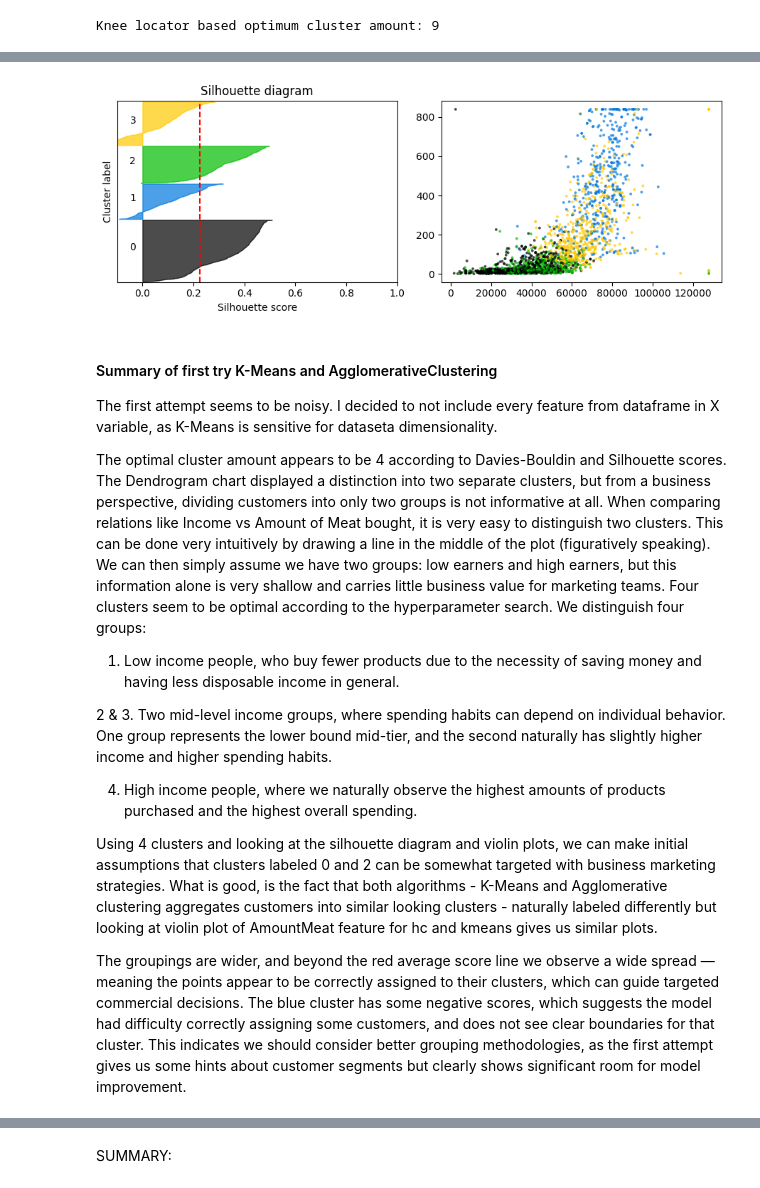
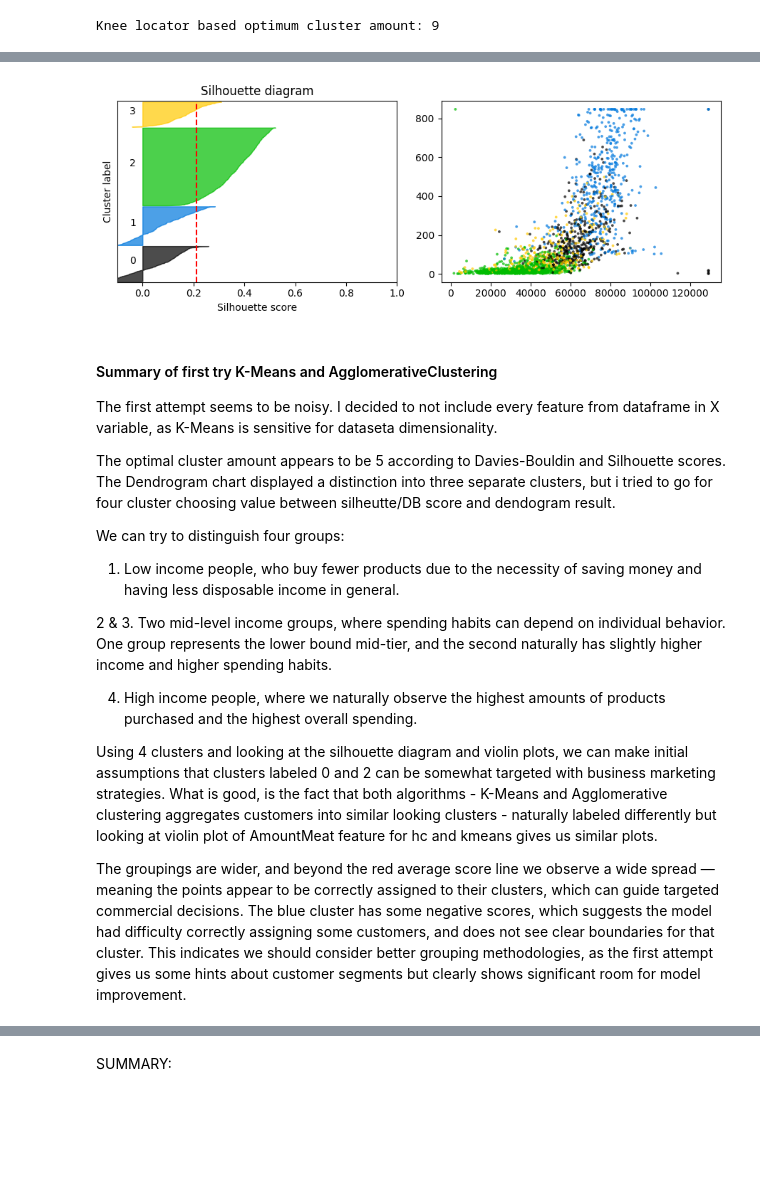
Before and after one commit to jancewicz/PJATK---Artificial-Intelligence-Postgraduate-Studies-, a Jupyter notebook: scikit-learn/pawel_jancewicz_pr7_2026/marketing_campaign/marketing_campaign.ipynb, the cells around one changed output, grey strips where cells are left out. Saved outputs shown, nothing was run; the diff lists cells and outputs as text; code cells hidden in the pictures; blank space fills up the shorter version.

```diff
--- a/scikit-learn/pawel_jancewicz_pr7_2026/marketing_campaign/marketing_campaign.ipynb
+++ b/scikit-learn/pawel_jancewicz_pr7_2026/marketing_campaign/marketing_campaign.ipynb
@@ -94,3 +99,9 @@ education_ordered = [
 ordinal_encoder = OrdinalEncoder(categories=[education_ordered])
 encoded_education = ordinal_encoder.fit_transform(df[["Education"]])
 df["Education"] = encoded_education
+# %%
+# family data preprocessing -> create new column that aggregates outcomes, if there is 1 or more children in family, input 1 (truthy value), 0 (falsy) otherwise
+df["HasChild"] = (df["KidsHome"] + df["TeensHome"]).gt(0).astype(int)
+
+# How many clients does have at least 1 child
+sns.countplot(df, x="HasChild")
@@ -248,18 +287,20 @@ df[cols_to_clip] = df[cols_to_clip].clip(
 # Starting with scaling selected features for first clustering try
 scaler = StandardScaler()
 
-# Arbitrarily chosen features for first clustering trial
+# Chosen features for first clustering trial
 X = df[[
-    "Education",
-    "Income",
+    "Age", # Age of single person
+    "Education", # Ordinal features based on education degree
+    "Income", # Annual income
+    "HasChild", # Wheter someone has 1+ kids, or no kids at all
+    "OnlineClient", # Client prefferences Online / Instore
+    "CustomerFrom",  # For how long is customer a client of the store
     "AmountWines",
     "AmountFruits",
     "AmountMeat",
     "AmountFish",
     "AmountSweets",
     "AmountGoldProds",
-    "NumWebVisitsMonth",
-    "NumStorePurchases"
 ]].values
 
 X_scaled = scaler.fit_transform(X)
@@ -373,11 +406,21 @@ Passing `palette` without assigning `hue` is deprecated and will be removed in v
 # %%
-def get_sillhouette_diagram(X: np.ndarray, k_means: KMeans, n_clusters: int, scaler: StandardScaler, first_feature_idx: int,  sec_feature_idx: int) -> None:
+from typing import Optional
+
+def get_sillhouette_diagram(
+        X: np.ndarray,
+        labels,
+        n_clusters: int,
+        scaler: StandardScaler,
+        show_scatter: bool,
+        first_feature_idx: Optional[int] = None,
+        sec_feature_idx: Optional[int] = None
+    ) -> None:
     X_scaled = scaler.fit_transform(X=X)
 
     fig, (ax1, ax2) = plt.subplots(1, 2, figsize=(9, 3.5))
     ax1.set_xlim([-0.1, 1])
     ax1.set_ylim([0, len(X_scaled) + (n_clusters + 1) * 10])
-    labels = k_means.fit_predict(X_scaled)
+
     savg = silhouette_score(X_scaled, labels)
     ssv = silhouette_samples(X_scaled, labels)
     y_lower = 10
@@ -400,27 +443,30 @@ def get_sillhouette_diagram(X: np.ndarray, k_means: KMeans, n_clusters: int, sca
     ax1.set_yticks([])
     ax1.set_xticks([0, 0.2, 0.4, 0.6, 0.8, 1])
     colors = cm.nipy_spectral(labels.astype(float) / n_clusters)
-    ax2.scatter(X[:, first_feature_idx], X[:, sec_feature_idx], marker=".", s=30, lw=0, alpha=0.7, c=colors,edgecolor="k")
+    if show_scatter:
+        ax2.scatter(X[:, first_feature_idx], X[:, sec_feature_idx], marker=".", s=30, lw=0, alpha=0.7, c=colors,edgecolor="k")
     fig.tight_layout()
 # %%
+labels = kmeans.fit_predict(X_scaled)
 get_sillhouette_diagram(
     X=X,
     scaler=scaler,
-    k_means=kmeans,
+    labels=labels,
     n_clusters=4,
-    first_feature_idx=1,
-    sec_feature_idx=4
+    show_scatter=True,
+    first_feature_idx=2,
+    sec_feature_idx=8
 )
 # %% [output]
-[figure, old version]
+[figure, new version]
 # %% [markdown]
 #### Summary of first try K-Means and AgglomerativeClustering
 
 The first attempt seems to be noisy. I decided to not include every feature from dataframe in X variable, as K-Means is sensitive for dataseta dimensionality.
 
-The optimal cluster amount appears to be 4 according to Davies-Bouldin and Silhouette scores. The Dendrogram chart displayed a distinction into two separate clusters, but from a business perspective, dividing customers into only two groups is not informative at all. When comparing relations like Income vs Amount of Meat bought, it is very easy to distinguish two clusters. This can be done very intuitively by drawing a line in the middle of the plot (figuratively speaking). We can then simply assume we have two groups: low earners and high earners, but this information alone is very shallow and carries little business value for marketing teams.
-Four clusters seem to be optimal according to the hyperparameter search. We distinguish four groups:
+The optimal cluster amount appears to be 5 according to Davies-Bouldin and Silhouette scores. The Dendrogram chart displayed a distinction into three separate clusters, but i tried to go for four cluster choosing value between silheutte/DB score and dendogram result.
 
+We can try to distinguish four groups:
 1. Low income people, who buy fewer products due to the necessity of saving money and having less disposable income in general.
 
 2 & 3. Two mid-level income groups, where spending habits can depend on individual behavior. One group represents the lower bound mid-tier, and the second naturally has slightly higher income and higher spending habits.
```
Also changed, not shown: parts of 19 cells of this notebook.
